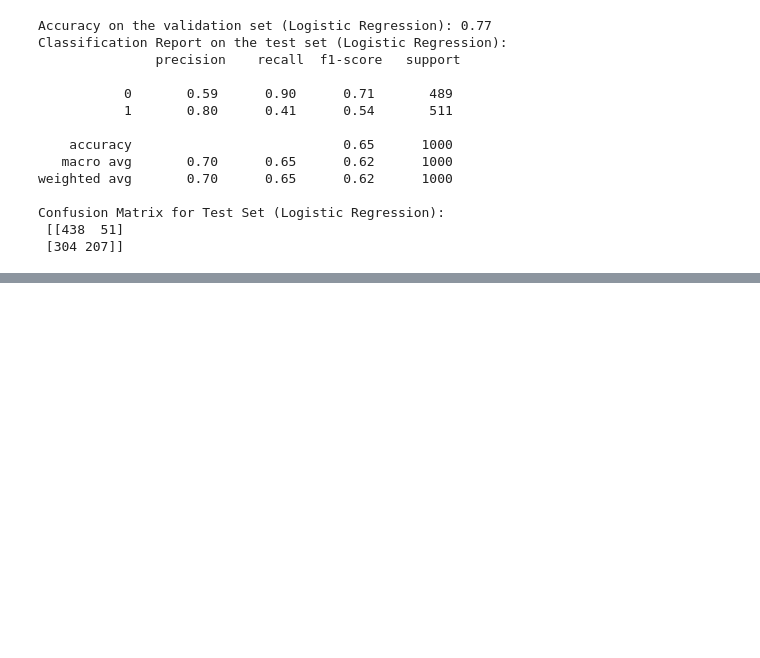
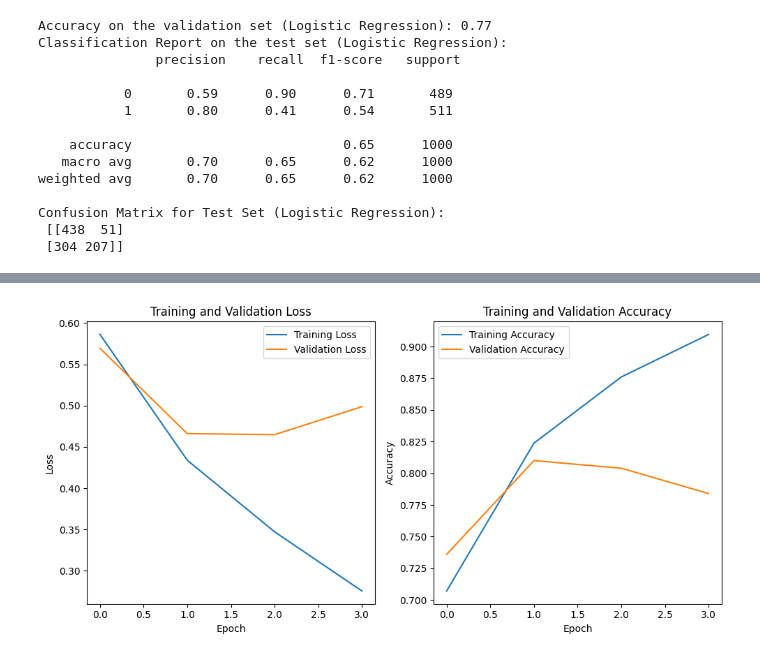
Before and after one commit to mattguida/masters-thesis, a Jupyter notebook: bert-mt-umberto-first.ipynb, the cells around one changed output, grey strips where cells are left out. Cells and saved outputs as stored; diff of their text form; code cells hidden in the pictures; blank space fills up the shorter version.

Commit message:
Kaggle Notebook | BERT_MT | Umberto+Alberto

```diff
--- a/bert-mt-umberto-first.ipynb
+++ b/bert-mt-umberto-first.ipynb
@@ -483,0 +562,2 @@ weighted avg       0.74      0.68      0.66      1000
+# %%
+X_train, X_valid, y_train, y_valid = train_test_split(X, y, test_size=0.1, stratify=y, random_state=48)
@@ -483,0 +587,4 @@ weighted avg       0.74      0.68      0.66      1000
+# %%
+train_input_ids, train_attention_masks = tokenize(X_train, MAX_LEN)
+val_input_ids, val_attention_masks = tokenize(X_valid, MAX_LEN)
+test_input_ids, test_attention_masks = tokenize(X_test, MAX_LEN)
@@ -483,0 +619,3 @@ weighted avg       0.74      0.68      0.66      1000
+# %%
+model_alberto = create_model(model_alberto, MAX_LEN)
+model_alberto.summary()
@@ -483,0 +640,6 @@ weighted avg       0.74      0.68      0.66      1000
+# %%
+history_alberto = model_alberto.fit([train_input_ids,train_attention_masks], # Inputs from tokenzied data for training
+                         y_train, # Labels for training
+                         validation_data=([val_input_ids,val_attention_masks],
+                                          y_valid), # Splitting for validation data using y_Valid defined before
+                         epochs=4, batch_size=32)
@@ -483,0 +655,29 @@ weighted avg       0.74      0.68      0.66      1000
+# %%
+train_loss = history_alberto.history['loss']
+val_loss = history_alberto.history['val_loss']
+train_accuracy = history_alberto.history['binary_accuracy']
+val_accuracy = history_alberto.history['val_binary_accuracy']
+
+# Plot training and validation loss
+plt.figure(figsize=(10, 5))
+plt.subplot(1, 2, 1)
+plt.plot(train_loss, label='Training Loss')
+plt.plot(val_loss, label='Validation Loss')
+plt.title('Training and Validation Loss')
+plt.xlabel('Epoch')
+plt.ylabel('Loss')
+plt.legend()
+
+# Plot training and validation accuracy
+plt.subplot(1, 2, 2)
+plt.plot(train_accuracy, label='Training Accuracy')
+plt.plot(val_accuracy, label='Validation Accuracy')
+plt.title('Training and Validation Accuracy')
+plt.xlabel('Epoch')
+plt.ylabel('Accuracy')
+plt.legend()
+
+plt.tight_layout()
+plt.show()
+# %% [output]
+[figure, added]
```
Also changed, not shown: parts of 36 cells of this notebook.
